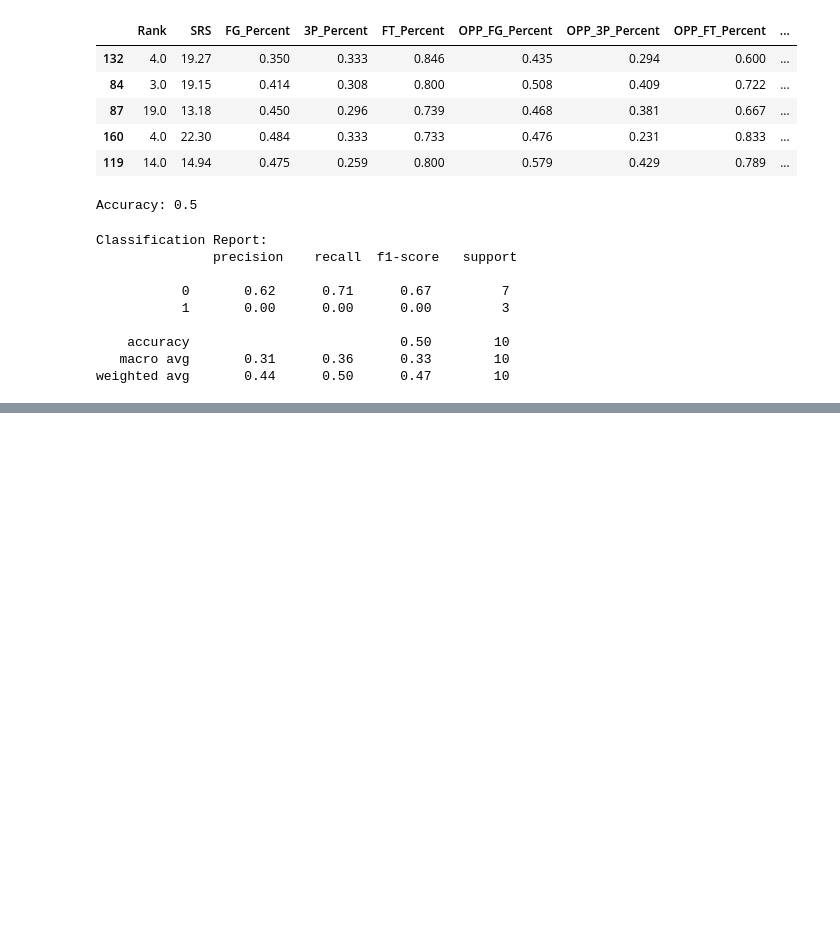
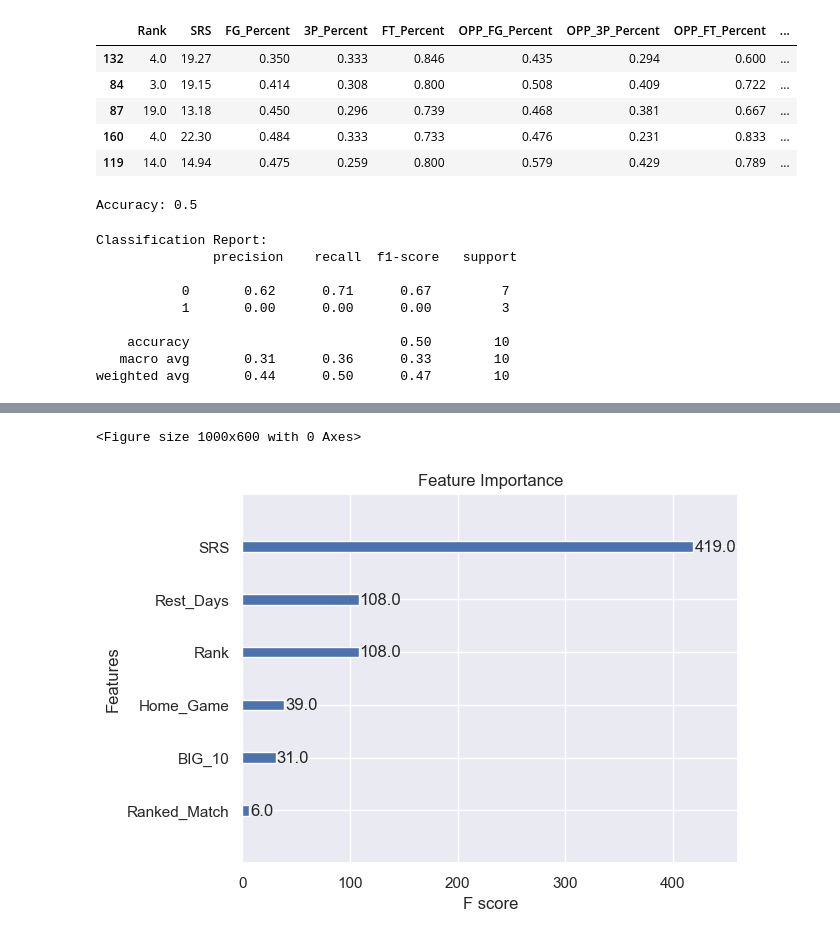
Before and after one commit to UIUC-DSC/team-townies-fa24, a Jupyter notebook: Modeling.ipynb, the cells around one changed output, grey strips where cells are left out. Cells and saved outputs as stored; diff of their text form; code cells hidden in the pictures; blank space fills up the shorter version.

Commit message:
Created an XGBoost Model

```diff
--- a/Modeling.ipynb
+++ b/Modeling.ipynb
@@ -83,7 +83,8 @@ df = df.rename(columns={
 # Turn our response variable to categorical
 
 df['Result'] = 1 * (df['Result'] == 'W')
-df.head()
+df['BIG_10'] = 1 * (df['Conf'] == 'Big Ten')
+df
 # %% [output]
 |  | Date | Time | Season | Type | Opponent | Rank | Ranked_Match | Conf | Rest_Days | SRS | ... |
 | 0 | 2019-11-05 | 8:00p | 2019-2020 | REG | Nicholls State | NaN | False | Southland | 0 | -3.87 | ... |
@@ -299,3 +291,27 @@ Classification Report:
     accuracy                           0.50        10
    macro avg       0.31      0.36      0.33        10
 weighted avg       0.44      0.50      0.47        10
+# %%
+from xgboost import XGBClassifier
+from sklearn.metrics import accuracy_score, classification_report, roc_auc_score
+
+# Define features and target
+features = ['Ranked_Match', 'Rank', 'BIG_10', 'Rest_Days', 'SRS', 'Home_Game']
+target = 'Result'
+
+# Train-Test Split
+X_train = df_train[features]
+y_train = df_train[target]
+X_test = df_test[features]
+y_test = df_test[target]
+# %%
+# Initialize XGBoost Classifier
+xgb_model = XGBClassifier(
+    objective='binary:logistic',
+    eval_metric='logloss',
+    use_label_encoder=False,
+    random_state=22
+)
+
+# Train the model
+xgb_model.fit(X_train, y_train)
@@ -301,0 +362,11 @@ weighted avg       0.44      0.50      0.47        10
+# %%
+from xgboost import plot_importance
+
+# Plot feature importance
+plt.figure(figsize=(10, 6))
+plot_importance(xgb_model, importance_type='weight')
+plt.title("Feature Importance")
+plt.show()
+# %% [output]
+<Figure size 1000x600 with 0 Axes>
+[figure, added]
```
Also changed, not shown: parts of 7 cells of this notebook.
